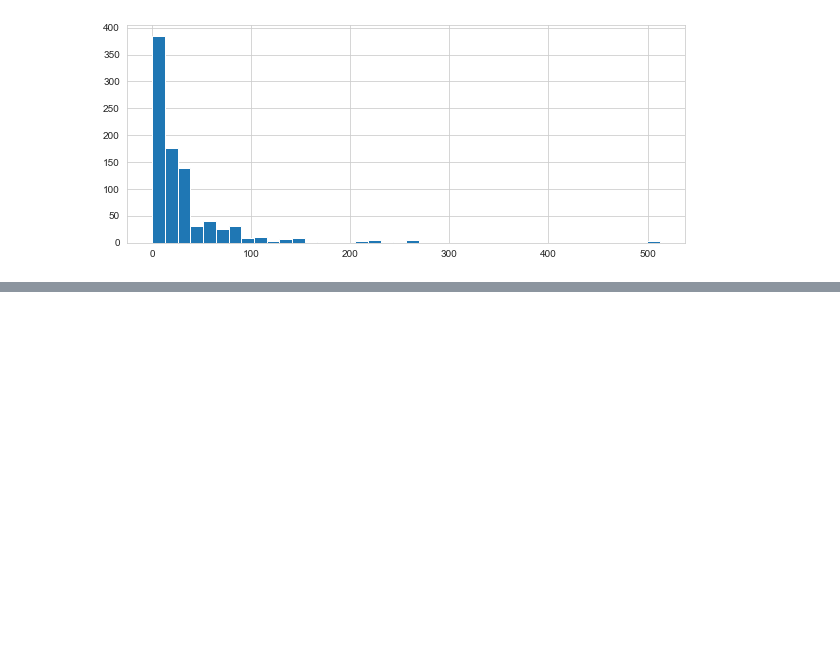
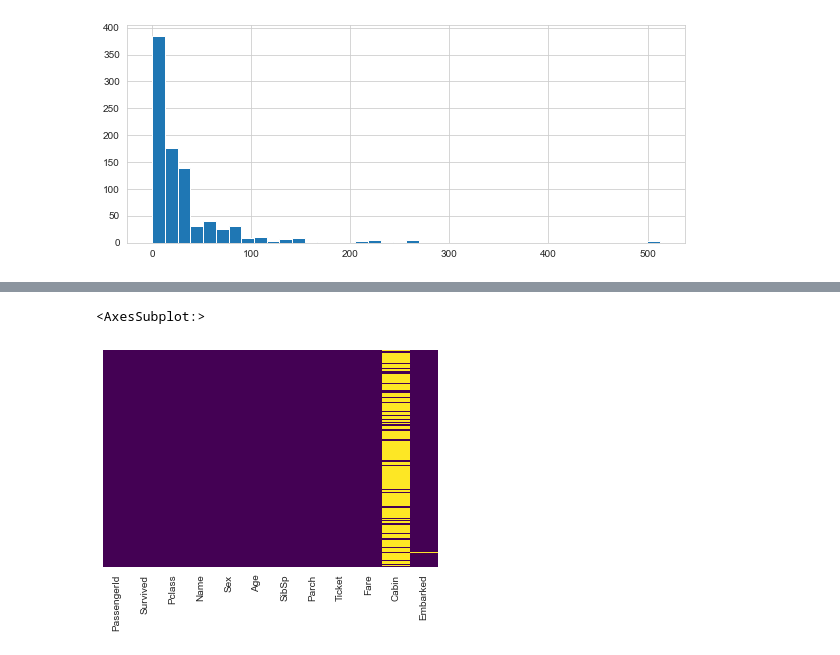
Before and after one commit to AndrewReusche/Python-for-Data-Science-and-Machine-Learning-Bootcamp, a Jupyter notebook: 13-Logistic-Regression/Lesson 90 Real Logistic regression with python.ipynb, the cells around one changed output, grey strips where cells are left out. Saved outputs shown, nothing was run; the diff lists cells and outputs as text; code cells hidden in the pictures; blank space fills up the shorter version.

```diff
--- a/13-Logistic-Regression/Lesson 90 Real Logistic regression with python.ipynb
+++ b/13-Logistic-Regression/Lesson 90 Real Logistic regression with python.ipynb
@@ -166,0 +206,5 @@ train['Fare'].iplot(kind='hist',bins=30)
+# %%
+sns.heatmap(train.isnull(),yticklabels=False,cbar=False,cmap='viridis')
+# %% [output]
+<AxesSubplot:>
+[figure, added]
```
Also changed, not shown: parts of 69 cells of this notebook.
